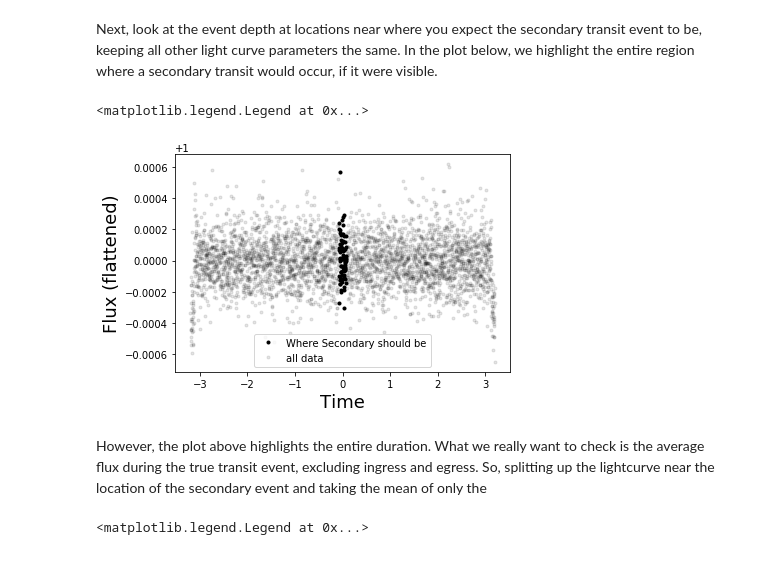
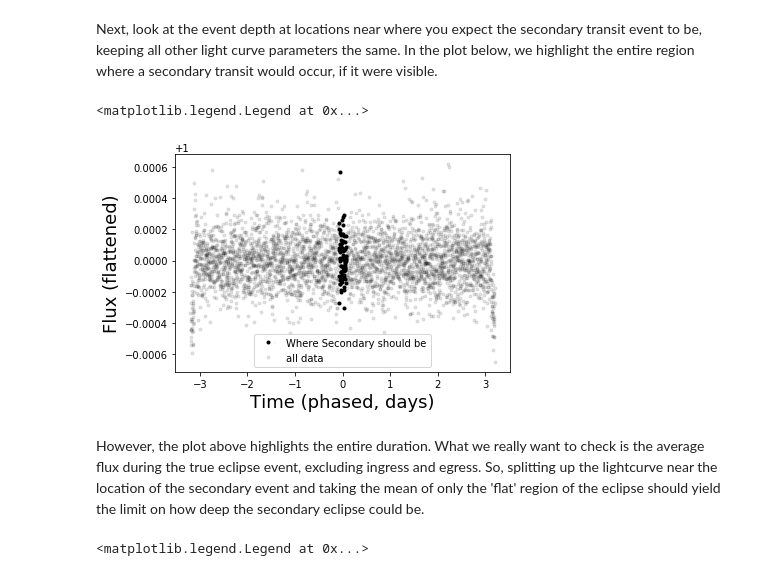
Before and after one commit to timothydmorton/vespa-tutorial, a Jupyter notebook: Notebooks/VESPA_Tutorial.ipynb, the cells around one changed output. Drawn from its saved outputs; the diff is of its cells as text; code cells hidden in the pictures.

```diff
--- a/Notebooks/VESPA_Tutorial.ipynb
+++ b/Notebooks/VESPA_Tutorial.ipynb
@@ -387,18 +414,18 @@ Next, look at the event depth at locations near where you expect the secondary t
 # %%
 # Note: if you look in the raw fit file, you'll notice the times given are BJD - 2454833.
 offset_phased_time = (epic_target_fitted['Time'].values  - tcent[0] + 2454833 ) % periods[0] - periods[0] / 2
 epic_target_fitted['Offset Time'] = offset_phased_time
 idx = (epic_target_fitted['Offset Time'] > -0.5*durations[0]) & (epic_target_fitted['Offset Time'] < 0.5*durations[0])
 plot(epic_target_fitted.loc[idx]['Offset Time'], epic_target_fitted.loc[idx]['Flattened Relative Flux with planet 1 removed'].values,'.', color='k',  label="Where Secondary should be")
 plot(epic_target_fitted['Offset Time'], epic_target_fitted['Flattened Relative Flux with planet 1 removed'].values, '.', color='k',alpha=0.1, label="all data")
 ylabel("Flux (flattened)", fontsize=18)
-xlabel("Time", fontsize=18)
+xlabel("Time (phased, days)", fontsize=18)
 legend()
 # %% [output]
 <matplotlib.legend.Legend at 0x...>
-[figure, old version]
+[figure, new version]
 # %% [markdown]
-However, the plot above highlights the entire duration. What we really want to check is the average flux during the true transit event, excluding ingress and egress. So, splitting up the lightcurve near the location of the secondary event and taking the mean of only the
+However, the plot above highlights the entire duration. What we really want to check is the average flux during the true eclipse event, excluding ingress and egress. So, splitting up the lightcurve near the location of the secondary event and taking the mean of only the 'flat' region of the eclipse should yield the limit on how deep the secondary eclipse could be.
 # %%
 idx_ineg = (epic_target_fitted['Offset Time'] > -0.5*durations[0]) & (epic_target_fitted['Offset Time'] < 0.5*durations[0])
 idx_event = (epic_target_fitted['Offset Time'] > -0.25*durations[0]) & (epic_target_fitted['Offset Time'] < 0.25*durations[0])
```
Also changed, not shown: parts of 25 cells of this notebook, 49 other files.
